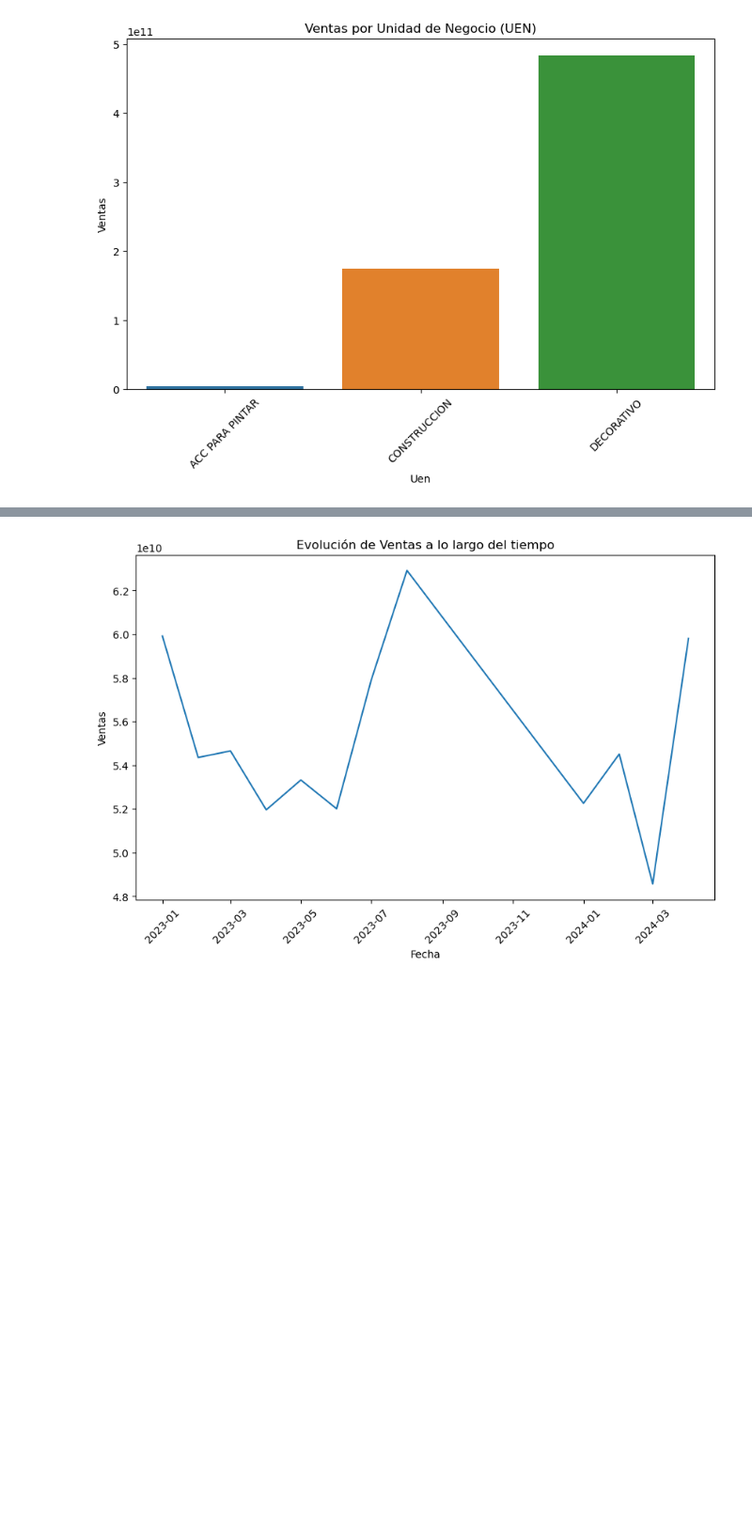
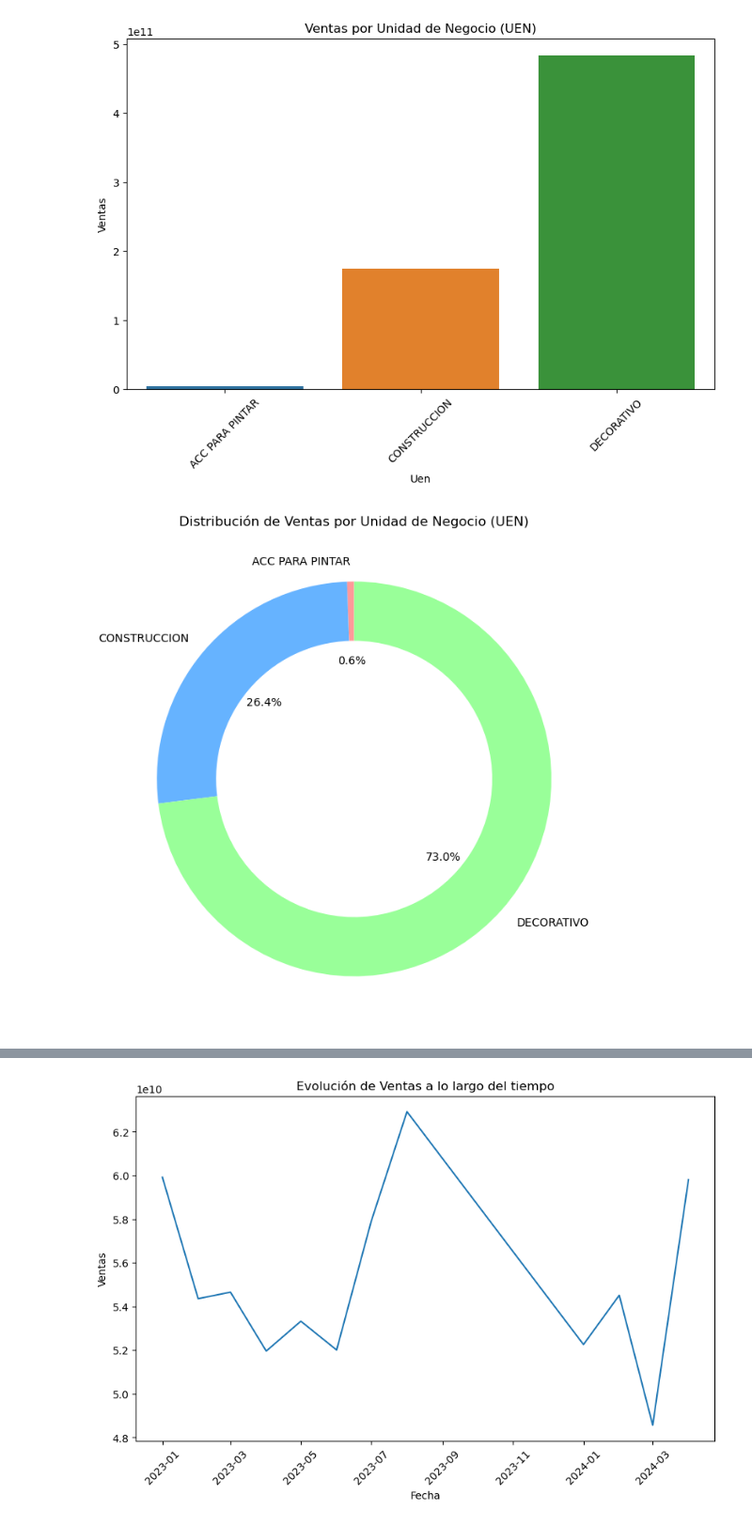
Before and after one commit to Raegar-dot/DSA-Grupo5, a Jupyter notebook: notebooks/EDA_Ventas2023_2024.ipynb, the cells around one changed output, grey strips where cells are left out. Shown at 94% size. Drawn from its saved outputs; the diff is of its cells as text; code cells hidden in the pictures; blank space fills up the shorter version.

```diff
--- a/notebooks/EDA_Ventas2023_2024.ipynb
+++ b/notebooks/EDA_Ventas2023_2024.ipynb
@@ -76,3 +51,16 @@ plt.xticks(rotation=45)
 plt.show()
 # %% [output]
 [figure]
+# %%
+import matplotlib.pyplot as plt
+
+# Sumar las ventas por Unidad de Negocio (UEN)
+ventas_por_uen = df.groupby('Uen')['Ventas'].sum().reset_index()
+
+# Crear gráfico de pastel (pie chart)
+plt.figure(figsize=(8, 8))
+plt.pie(ventas_por_uen['Ventas'], labels=ventas_por_uen['Uen'], autopct='%1.1f%%', startangle=90, colors=['#ff9999','#66b3ff','#99ff99'], wedgeprops=dict(width=0.3))
+plt.title('Distribución de Ventas por Unidad de Negocio (UEN)')
+plt.show()
+# %% [output]
+[figure, added]
```
Also changed, not shown: parts of 4 cells of this notebook, 2 other files.
